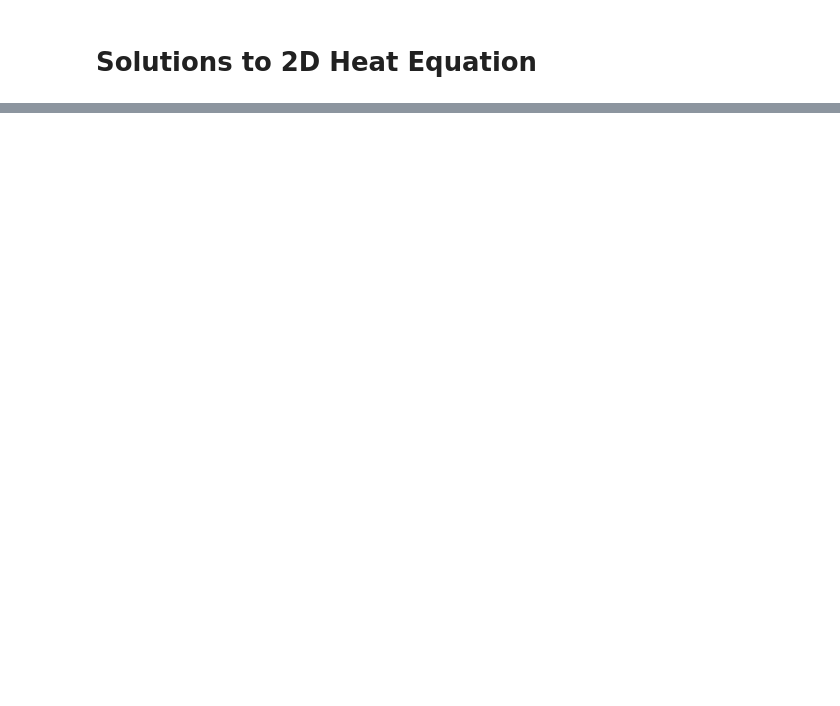
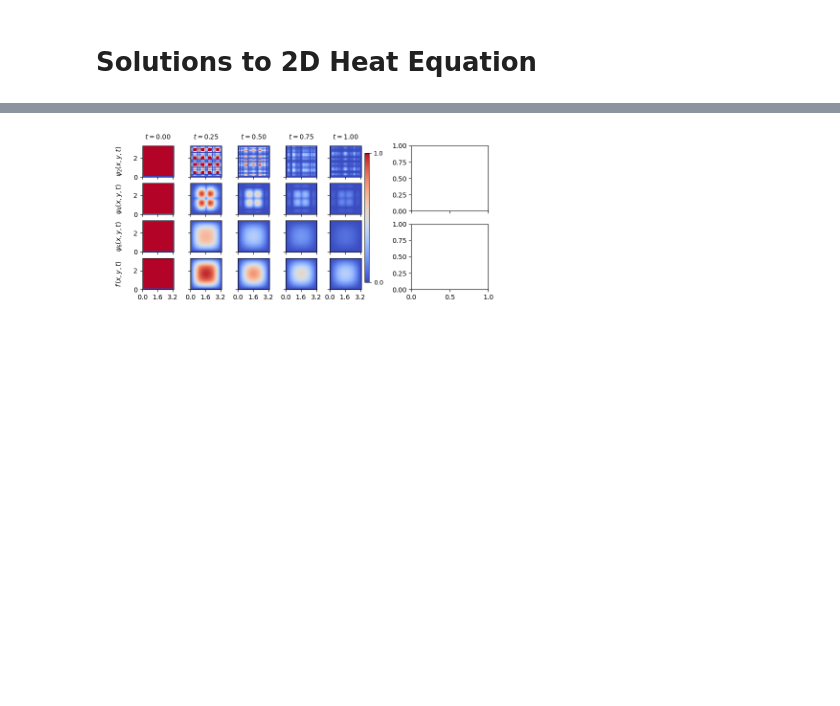
Before and after one commit to KnightShuffler/Quantum-Non-Unitary-Time-Evolution-Public-, a Jupyter notebook: heat_eqn_figs.ipynb, the cells around one changed output, grey strips where cells are left out. Cells and saved outputs as stored; diff of their text form; code cells hidden in the pictures; blank space fills up the shorter version.

```diff
--- a/heat_eqn_figs.ipynb
+++ b/heat_eqn_figs.ipynb
@@ -323,0 +384,5 @@ plt.show()
+# %%
+for Di,D in enumerate(expt_data.D_list):
+    print(f'{D=}')
+    for Ki,K in enumerate(Ks):
+        print(f'    {K=:2d} | |Mean Log Ratio| = {np.abs(means[Di,Ki]):0.5f}')
@@ -363,10 +435,3 @@ plt.show()
-# %%
-k = 0
-for Di,D in enumerate([2,4,6]):
-    if D ==6:
-        plt.plot(np.arange(1024), expt_datas[k].qite_sols[Di,-1,:], label=f'{D=}',linewidth=1.0)
-plt.plot(np.arange(1024), expt_datas[k].analytical_sol[-1,:], label='Analytical Sol', color='black', linestyle='--')
-plt.show()
 # %%
 a4_width  = 8.3
 a4_height = 11.7
@@ -469,0 +543,84 @@ figpath
+# %%
+num_evos = 5
+evo_times = np.linspace(1,Nt-1,num_evos, dtype=np.int32)-1
+
+Nt = 1001
+tsplit = 20
+time_slice = slice(0,Nt+tsplit, Nt//tsplit)
+
+vlim = [1.0, 2.0, 3.5]
+
+fig = plt.figure(figsize=(a4_width,a4_height))
+
+subfigs = fig.subfigures(3,1,height_ratios=[1,1,1])
+
+for i,sfig in enumerate(subfigs):
+    evo_fig, stat_fig = sfig.subfigures(1,2,width_ratios=[3,1])
+    evo_axs = evo_fig.subplots(expt_datas[0].D_list.shape[0]+1, num_evos, sharex=True,sharey=True)
+    stat_axs = stat_fig.subplots(2,1,sharex=True)
+    for ax in evo_axs.flatten():
+        ax.set_aspect(1)
+        # ax.tick_params(top=False, labeltop=False, bottom=False, labelbottom=False)
+        # ax.tick_params(left=False, labelleft=False, right=False, labelright=False)
+
+    #Plot data
+    if i == 2:
+        break
+
+    for j,ti in enumerate(evo_times):
+        t = ti*expt_datas[i].dt
+        for Di,D in enumerate(expt_datas[0].D_list):
+            plot_2d_state(evo_axs[Di,j],
+                          expt_datas[i].qite_sols[Di,ti,:] if ti > 0 else expt_datas[i].f0,
+                          expt_datas[i].num_qbits, expt_datas[i].periodic_bc_flag,
+                          expt_datas[i].L,
+                          vmin=0.0,
+                          vmax=vlim[i])
+        plot_2d_state(evo_axs[-1,j],
+                      expt_datas[i].analytical_sol[ti,:] if ti > 0 else expt_datas[i].f0,
+                      expt_datas[i].num_qbits, expt_datas[i].periodic_bc_flag,
+                      expt_datas[i].L,
+                      vmin=0.0,
+                      vmax=vlim[i])
+        evo_axs[0,j].set_title(f'${t=:0.2f}$',pad=10,fontsize=10)
+    for Di,D in enumerate(expt_datas[0].D_list):
+        evo_axs[Di,0].set_ylabel(f'$\\psi_{D}(x,y,t)$',labelpad=15)#rotation=90,ha='right',va='center')
+    evo_axs[-1,0].set_ylabel(r'$f\,(x,y,t)$',labelpad=15)#rotation=90,ha='right',va='center')
+
+    cb = plt.colorbar(plt.cm.ScalarMappable(norm=plt.Normalize(0.0,vlim[i]), cmap='coolwarm'),
+                        ax=evo_axs[:,-1].ravel().tolist(),
+                        location='right',orientation='vertical',
+                        shrink=0.9,
+                        aspect=30,anchor=(1,0.5))
+    cb.set_ticks([0.0,vlim[i]])
+    cb.set_ticklabels([f'{0.0:0.1f}', f'{vlim[i]:0.1f}'],fontsize=9)
+
+    evo_axs[0,0].set_xlim([0.0,expt_datas[i].L[0]])
+    evo_axs[0,0].set_ylim([0.0,expt_datas[i].L[1]])
+
+    evo_axs[0,0].set_xticks(np.arange(0.0,expt_datas[i].L[0]+0.1,1.6))
+    evo_axs[0,0].set_yticks(np.arange(0.0,expt_datas[i].L[1]+0.1,1.6))
+
+    evo_axs[0,0].set_xticks(np.arange(0.0,expt_datas[i].L[0]+expt_datas[i].dx[0],expt_datas[i].dx[0]),minor=True)
+    evo_axs[0,0].set_yticks(np.arange(0.0,expt_datas[i].L[1]+expt_datas[i].dx[1],expt_datas[i].dx[1]),minor=True)
+
+    for Di,D in enumerate(expt_datas[i].D_list):
+        stat_axs[0].plot(times[time_slice], expt_datas[i].stat_data[0,Di,time_slice],marker=plt_markers[Di],markersize=3.5, label=f'{D=}')
+        stat_axs[1].plot(times[time_slice], expt_datas[i].stat_data[2,Di,time_slice],marker=plt_markers[Di],markersize=3.5)#, label=f'{D=}')
+
+    stat_fig.legend(ncols=3, loc='center',fontsize=9,columnspacing=0.5,fancybox=False,shadow=True)
+    # statAxs[1].legend(loc='upper left')#, fancybox=True, shadow=True)
+
+    stat_axs[0].set_ylabel('$F(t)$',fontsize=12)
+    stat_axs[1].set_ylabel('MSE$(t)$',fontsize=12)
+
+    stat_axs[0].grid(True,axis='y')
+    stat_axs[1].grid(True,axis='y')
+
+figname = '2d_solutions'
+
+plt.savefig(figpath+figname+'.svg', dpi=300, bbox_inches='tight')
+plt.savefig(figpath+figname+'.png', dpi=300, bbox_inches='tight')
+
+plt.show()
+# %% [output]
@@ -469,0 +628 @@ figpath
+[figure, added]
```
Also changed, not shown: parts of 16 cells of this notebook.
